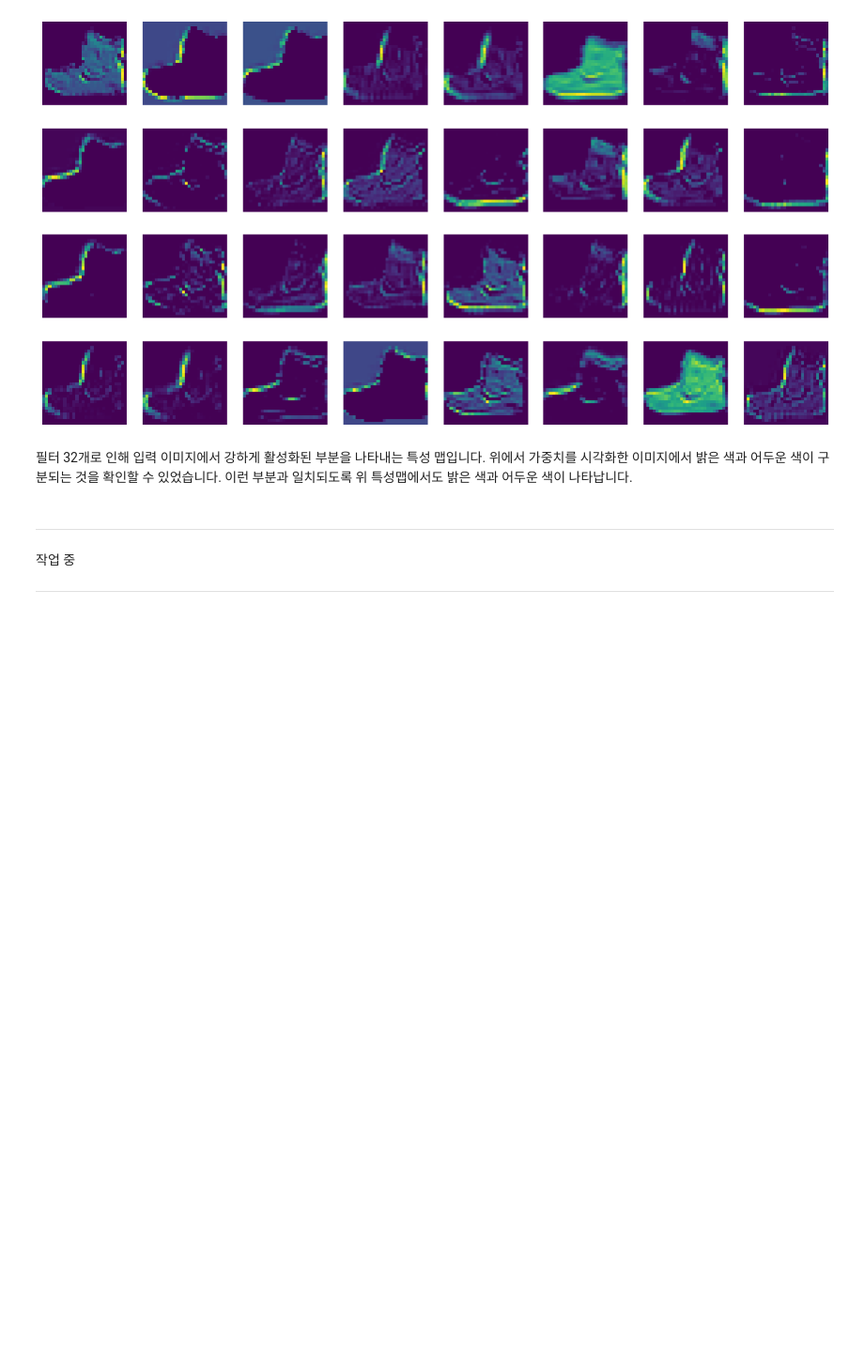
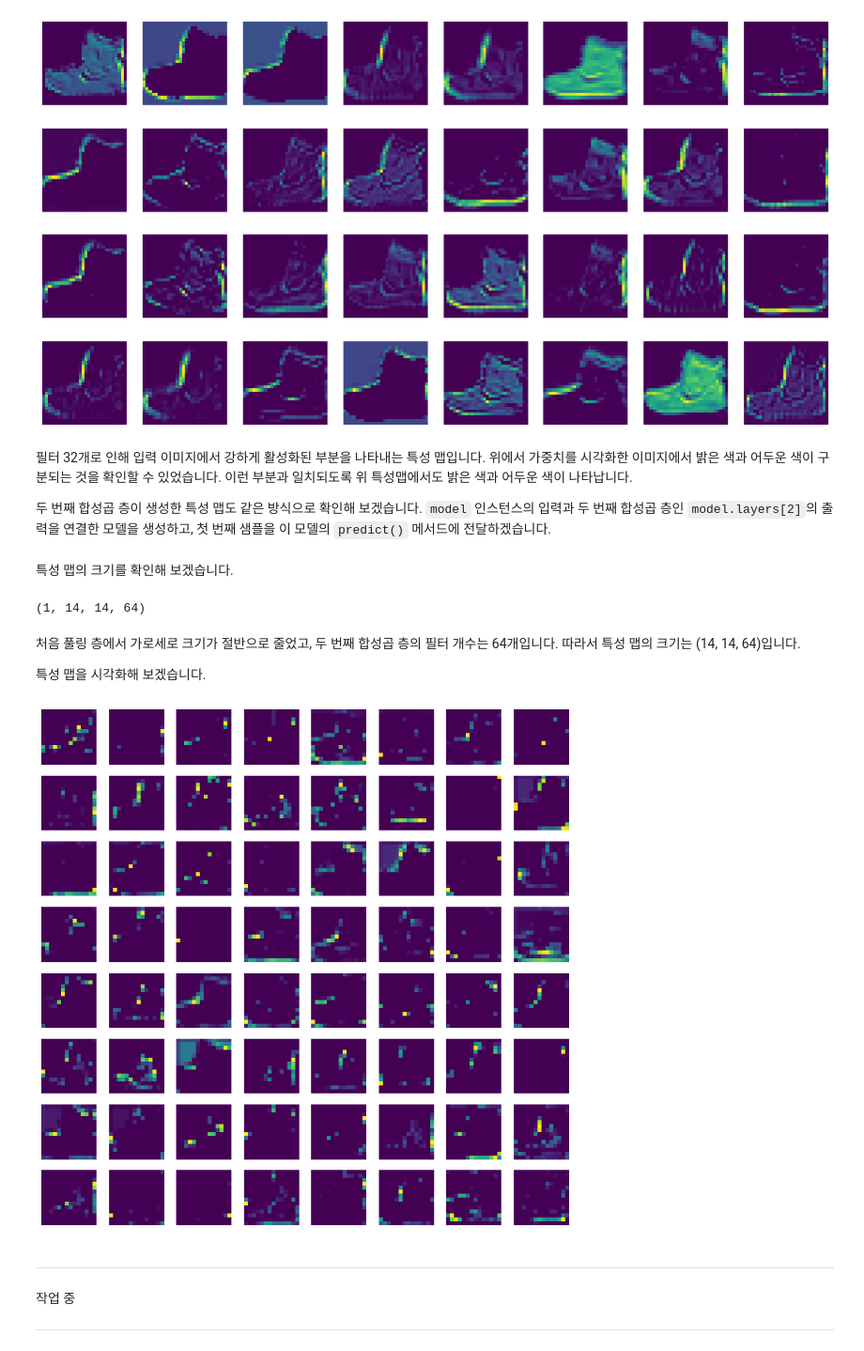
Before and after one commit to LeeSeungwon89/Deep-learning_Theory, a Jupyter notebook: 8-3 합성곱 신경망의 시각화.ipynb, the cells around one changed output. Shown at 94% size. Saved outputs shown, nothing was run; the diff lists cells and outputs as text; code cells hidden in the pictures; blank space fills up the shorter version.

```diff
--- a/8-3 합성곱 신경망의 시각화.ipynb
+++ b/8-3 합성곱 신경망의 시각화.ipynb
@@ -234,6 +234,31 @@ plt.show()
 [figure]
 # %% [markdown]
 필터 32개로 인해 입력 이미지에서 강하게 활성화된 부분을 나타내는 특성 맵입니다. 위에서 가중치를 시각화한 이미지에서 밝은 색과 어두운 색이 구분되는 것을 확인할 수 있었습니다. 이런 부분과 일치되도록 위 특성맵에서도 밝은 색과 어두운 색이 나타납니다.
+
+두 번째 합성곱 층이 생성한 특성 맵도 같은 방식으로 확인해 보겠습니다. `model` 인스턴스의 입력과 두 번째 합성곱 층인 `model.layers[2]`의 출력을 연결한 모델을 생성하고, 첫 번째 샘플을 이 모델의 `predict()` 메서드에 전달하겠습니다.
+# %%
+conv2_acti = keras.Model(model.input, model.layers[2].output)
+inputs = train_input[0:1].reshape(-1, 28, 28, 1) / 255.0
+feature_maps = conv2_acti.predict(inputs)
+# %% [markdown]
+특성 맵의 크기를 확인해 보겠습니다.
+# %%
+print(feature_maps.shape)
+# %% [output]
+(1, 14, 14, 64)
+# %% [markdown]
+처음 풀링 층에서 가로세로 크기가 절반으로 줄었고, 두 번째 합성곱 층의 필터 개수는 64개입니다. 따라서 특성 맵의 크기는 (14, 14, 64)입니다.
+
+특성 맵을 시각화해 보겠습니다.
+# %%
+fig, axs = plt.subplots(8, 8, figsize=(12, 12))
+for i in range(8):
+    for j in range(8):
+        axs[i, j].imshow(feature_maps[0, :, :, i*8 + j])
+        axs[i, j].axis('off')
+plt.show()
+# %% [output]
+[figure, added]
 # %% [markdown]
 
 
```
Also changed, not shown: parts of 3 cells of this notebook.
